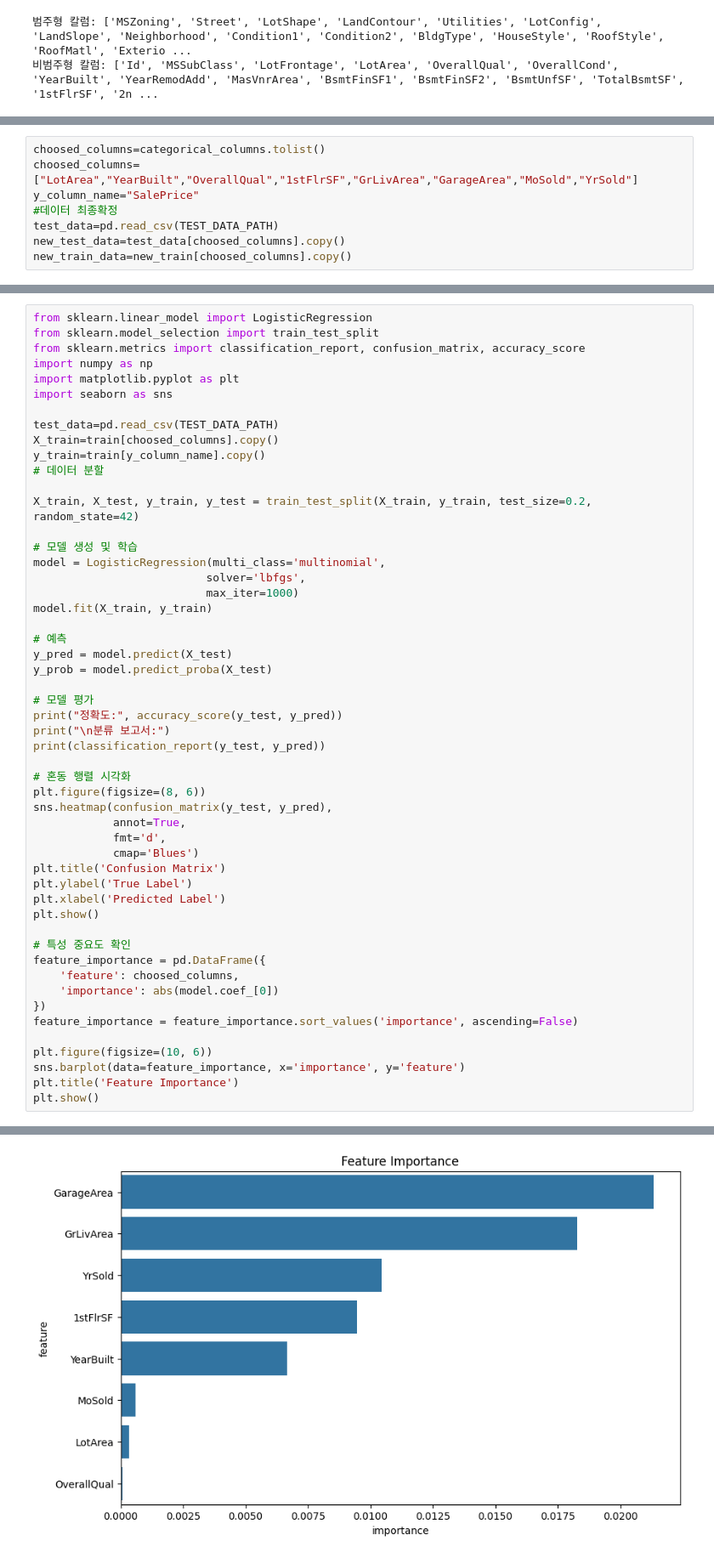
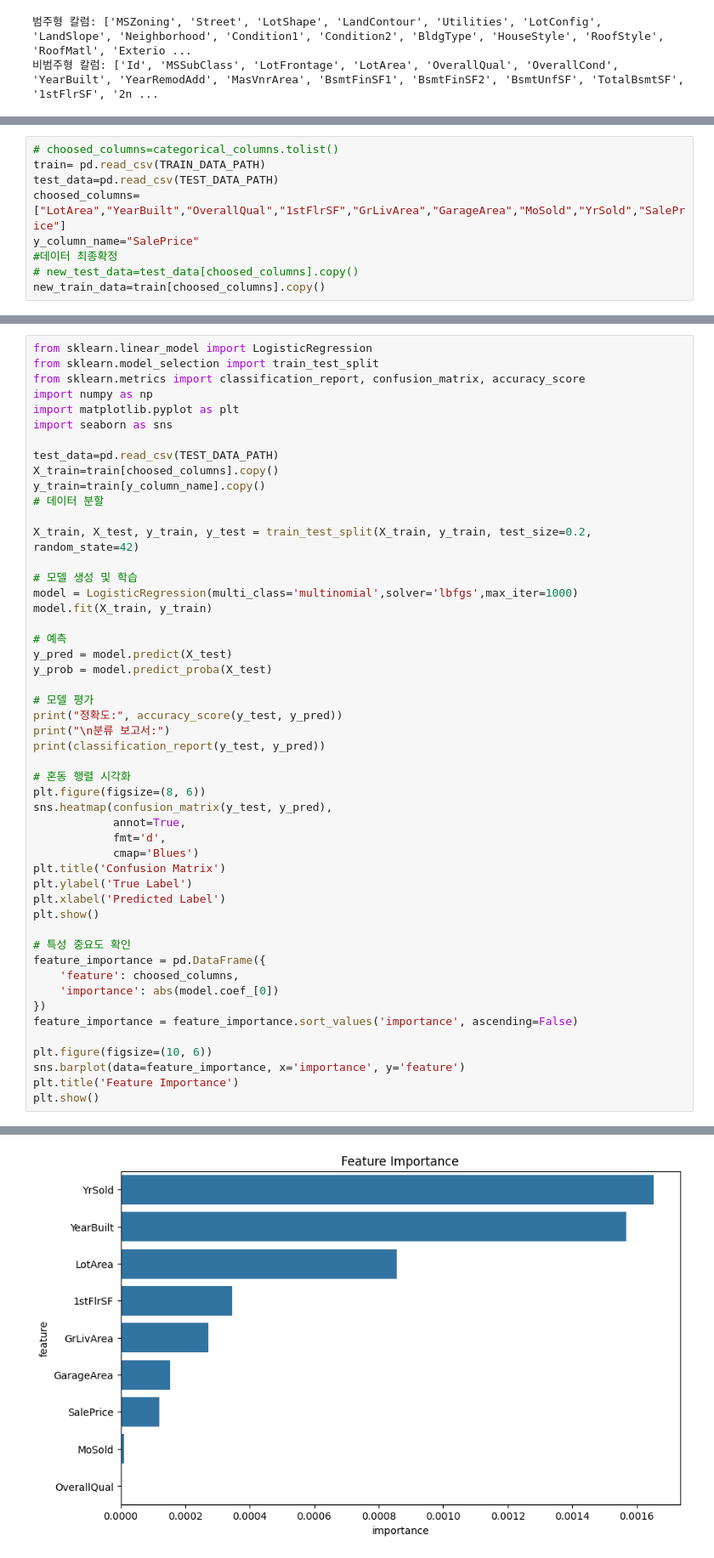
Before and after one commit to RGBRaccoon/ml_hw1, a Jupyter notebook: price_analysis.ipynb, the cells around one changed output, grey strips where cells are left out. Shown at 85% size. Saved outputs shown, nothing was run; the diff lists cells and outputs as text.

```diff
--- a/price_analysis.ipynb
+++ b/price_analysis.ipynb
@@ -123,11 +118,12 @@ plt.show()
 # %%
-choosed_columns=categorical_columns.tolist()
-choosed_columns=["LotArea","YearBuilt","OverallQual","1stFlrSF","GrLivArea","GarageArea","MoSold","YrSold"]
+# choosed_columns=categorical_columns.tolist()
+train= pd.read_csv(TRAIN_DATA_PATH)
+test_data=pd.read_csv(TEST_DATA_PATH)
+choosed_columns=["LotArea","YearBuilt","OverallQual","1stFlrSF","GrLivArea","GarageArea","MoSold","YrSold","SalePrice"]
 y_column_name="SalePrice"
 #데이터 최종확정
-test_data=pd.read_csv(TEST_DATA_PATH)
-new_test_data=test_data[choosed_columns].copy()
-new_train_data=new_train[choosed_columns].copy()
+# new_test_data=test_data[choosed_columns].copy()
+new_train_data=train[choosed_columns].copy()
 # %%
 #반응 변수는 Value after tax으로 하고, 다른것들중에 설명변수
 #각 품목을 기준으로, 시간대별 정렬. 그다음에 분석
@@ -164,9 +176,7 @@ y_train=train[y_column_name].copy()
 X_train, X_test, y_train, y_test = train_test_split(X_train, y_train, test_size=0.2, random_state=42)
 
 # 모델 생성 및 학습
-model = LogisticRegression(multi_class='multinomial',
-                          solver='lbfgs',
-                          max_iter=1000)
+model = LogisticRegression(multi_class='multinomial',solver='lbfgs',max_iter=1000)
 model.fit(X_train, y_train)
 
 # 예측
@@ -229 +239 @@ weighted avg       0.00      0.00      0.00       292
-[figure, old version]
+[figure, new version]
```
Also changed, not shown: parts of 7 cells of this notebook.
